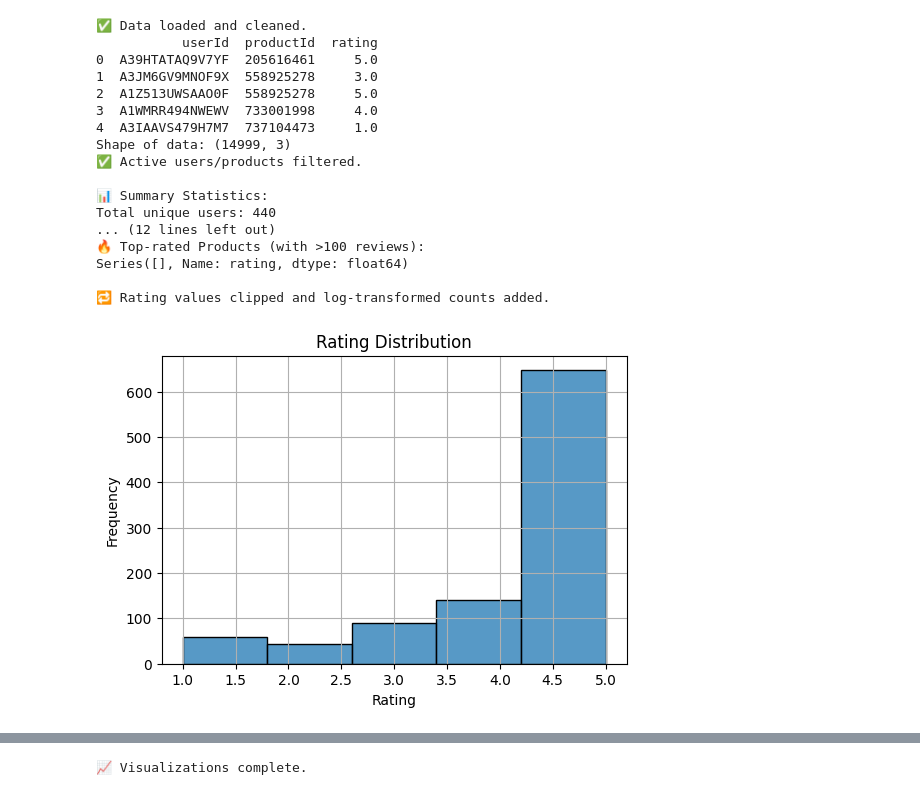
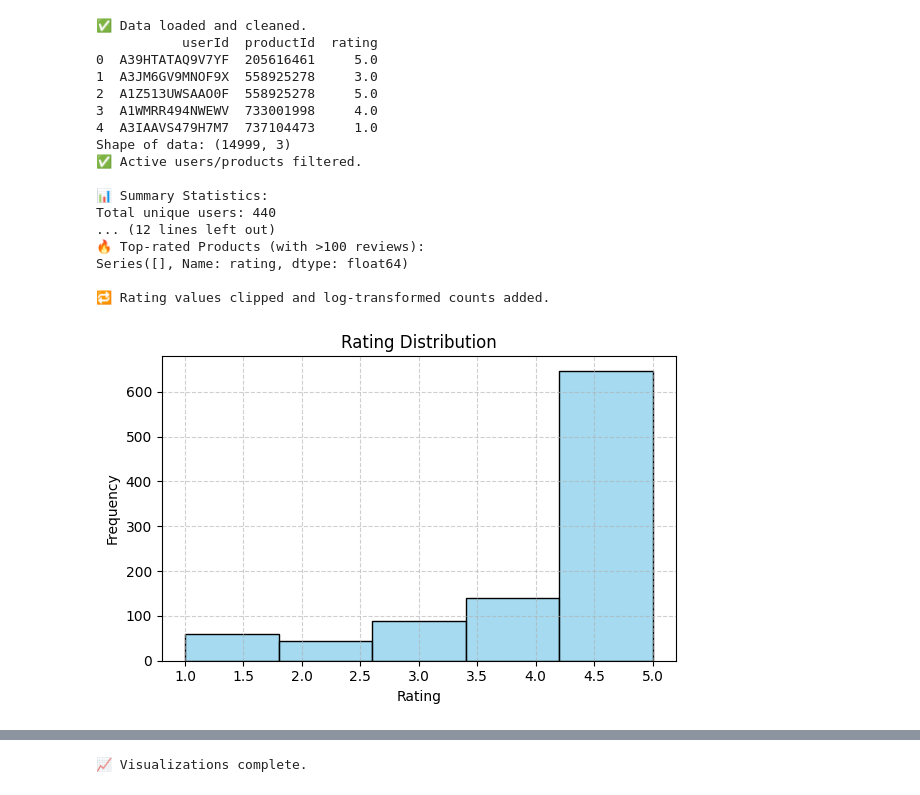
Before and after one commit to Its-soul/data-analytics-project, a Jupyter notebook: Notebooks/analysis.ipynb, the cells around one changed output, grey strips where cells are left out. Drawn from its saved outputs; the diff is of its cells as text; code cells hidden in the pictures.

Commit message:
for review 2

```diff
--- a/Notebooks/analysis.ipynb
+++ b/Notebooks/analysis.ipynb
@@ -19,122 +3,126 @@ Requirement already satisfied: six>=1.5 in c:\users\vibby\appdata\local\programs
 # %%
-# 📌 Step 1: Import necessary libraries
+# Import necessary libraries
 import pandas as pd
 import numpy as np
 import matplotlib.pyplot as plt
 import seaborn as sns
+import plotly.express as px
 
-# 📌 Step 2: Load and clean the dataset
+# Step 1: Load and clean the dataset
 def load_and_clean_data(filepath):
     df = pd.read_csv(filepath)
-
-    # Drop duplicates and missing values
     df = df.drop_duplicates()
     df = df.dropna()
-
-    # Convert rating to float
     df['rating'] = df['rating'].astype(float)
-
     return df
 
-df = load_and_clean_data("../data/ratings.csv")  # make sure this path is correct
-
-print("✅ Data loaded and cleaned.")
+df = load_and_clean_data("../data/ratings.csv")
+print("\U00002705 Data loaded and cleaned.")
 print(df.head())
 print(f"Shape of data: {df.shape}")
 
-# 📌 Step 3: Filter users and products with low activity (feature engineering)
+# Step 2: Filter active users and products
 def filter_active_users_products(df, min_ratings=2):
     product_counts = df['productId'].value_counts()
     user_counts = df['userId'].value_counts()
-
     df = df[df['productId'].isin(product_counts[product_counts >= min_ratings].index)]
     df = df[df['userId'].isin(user_counts[user_counts >= min_ratings].index)]
-
     return df
 
 df = filter_active_users_products(df)
-print("✅ Active users/products filtered.")
+print("\U00002705 Active users/products filtered.")
 
-# 📌 Step 4: Summary Statistics and Insights
-print("\n📊 Summary Statistics:")
+# Step 3: Summary Statistics
+print("\n\U0001F4CA Summary Statistics:")
 print("Total unique users:", df['userId'].nunique())
 print("Total unique products:", df['productId'].nunique())
 print("Average rating:", round(df['rating'].mean(), 2))
 print("\nTop 5 Most Rated Products:\n", df['productId'].value_counts().head())
 
-# 📌 Step 5: Identifying patterns, trends, and anomalies
+# Step 4: Identifying patterns
 product_avg = df.groupby('productId')['rating'].mean()
 product_count = df['productId'].value_counts()
-
-print("\n🔥 Top-rated Products (with >100 reviews):")
+print("\n\U0001F525 Top-rated Products (with >100 reviews):")
 print(product_avg[product_count > 100].sort_values(ascending=False).head())
 
-# 📌 Step 6: Handling Outliers and Data Transformations
-df['rating'] = df['rating'].clip(lower=1, upper=5)  # Ensuring rating boundaries
+# Step 5: Data transformation
+
+df['rating'] = df['rating'].clip(lower=1, upper=5)
 df['log_rating_count'] = np.log1p(df.groupby('productId')['rating'].transform('count'))
+print("\n\U0001F501 Rating values clipped and log-transformed counts added.")
 
-print("\n🔁 Rating values clipped and log-transformed counts added.")
-
-# 📌 Step 7: Visualizations
-
-# Distribution of Ratings
+# Step 6: Rating Distribution
 plt.figure(figsize=(6, 4))
-sns.histplot(df['rating'], bins=5, kde=False)
+sns.histplot(df['rating'], bins=5, kde=False, color='skyblue', edgecolor='black')
 plt.title("Rating Distribution")
 plt.xlabel("Rating")
 plt.ylabel("Frequency")
-plt.grid(True)
+plt.grid(True, linestyle='--', alpha=0.6)
+plt.tight_layout()
 plt.show()
 
-# Top Rated Products by Count
+# Step 7: Top Products by Count
+plt.figure(figsize=(10, 6))
 top_products = df['productId'].value_counts().head(10)
-plt.figure(figsize=(10, 6))
-sns.barplot(x=top_products.values, y=top_products.index, palette="viridis")
+sns.barplot(
+    x=top_products.values,
+    y=top_products.index,
+    hue=top_products.index,
+    palette="viridis",
+    legend=False
+)
 plt.title("Top 10 Products by Number of Ratings")
 plt.xlabel("Number of Ratings")
 plt.ylabel("Product ID")
-plt.grid(True)
+plt.grid(True, linestyle='--', alpha=0.5)
+plt.tight_layout()
 plt.show()
 
-# Heatmap of Ratings (pivot table of sample data)
-# Create pivot table (users x products)
+# Step 8: Interactive version (optional)
+fig = px.bar(
+    x=top_products.values,
+    y=top_products.index,
+    orientation='h',
+    title="Top 10 Products by Number of Ratings",
+    labels={'x': 'Number of Ratings', 'y': 'Product ID'},
+    color=top_products.values,
+    color_continuous_scale='Viridis')
+fig.update_layout(yaxis=dict(autorange="reversed"))
+fig.show()
+
+# Step 9: Ratings Heatmap (User x Product)
 pivot_df = df.pivot_table(index='userId', columns='productId', values='rating').fillna(0)
-
-# Take a sample of up to 30 users and 30 products
-num_users = min(30, pivot_df.shape[0])
-num_products = min(30, pivot_df.shape[1])
-
-sample = pivot_df.sample(n=num_users, axis=0).sample(n=num_products, axis=1)
+sample = pivot_df.sample(n=min(30, pivot_df.shape[0]), axis=0).sample(n=min(30, pivot_df.shape[1]), axis=1)
 
 if sample.size == 0 or sample.isnull().all().all():
     print("Sample data for heatmap is empty or all NaN, skipping plot.")
 else:
     plt.figure(figsize=(12, 8))
-    sns.heatmap(sample, cmap="YlGnBu")
+    sns.heatmap(sample, cmap="YlGnBu", linewidths=0.3, linecolor='gray', cbar_kws={'label': 'Rating'})
     plt.title("Sample User-Product Ratings Heatmap")
     plt.xlabel("Product ID")
     plt.ylabel("User ID")
+    plt.tight_layout()
     plt.show()
 
-
-print("📈 Visualizations complete.")
+print("\U0001F4C8 Visualizations complete.")
 # %% [output]
 ✅ Data loaded and cleaned.
            userId  productId  rating
 0  A39HTATAQ9V7YF  205616461     5.0
 1  A3JM6GV9MNOF9X  558925278     3.0
 2  A1Z513UWSAAO0F  558925278     5.0
 3  A1WMRR494NWEWV  733001998     4.0
 4  A3IAAVS479H7M7  737104473     1.0
 Shape of data: (14999, 3)
 ✅ Active users/products filtered.
 
 📊 Summary Statistics:
 Total unique users: 440
 ... (12 lines left out)
 🔥 Top-rated Products (with >100 reviews):
 Series([], Name: rating, dtype: float64)
 
 🔁 Rating values clipped and log-transformed counts added.
-[figure, old version]
+[figure, new version]
 Passing `palette` without assigning `hue` is deprecated and will be removed in v0.14.0. Assign the `y` variable to `hue` and set `legend=False` for the same effect.
```
Also changed, not shown: parts of 2 cells of this notebook.
